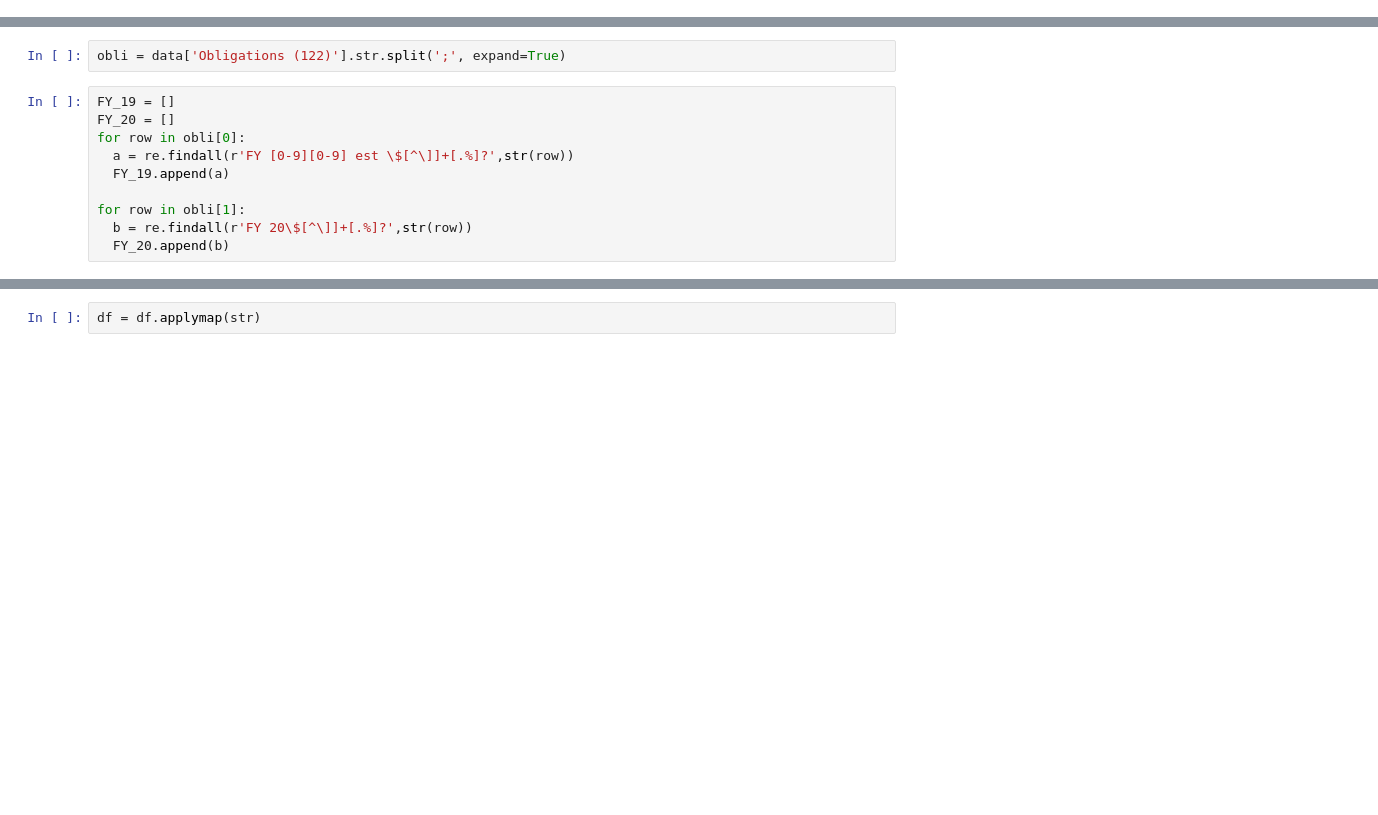
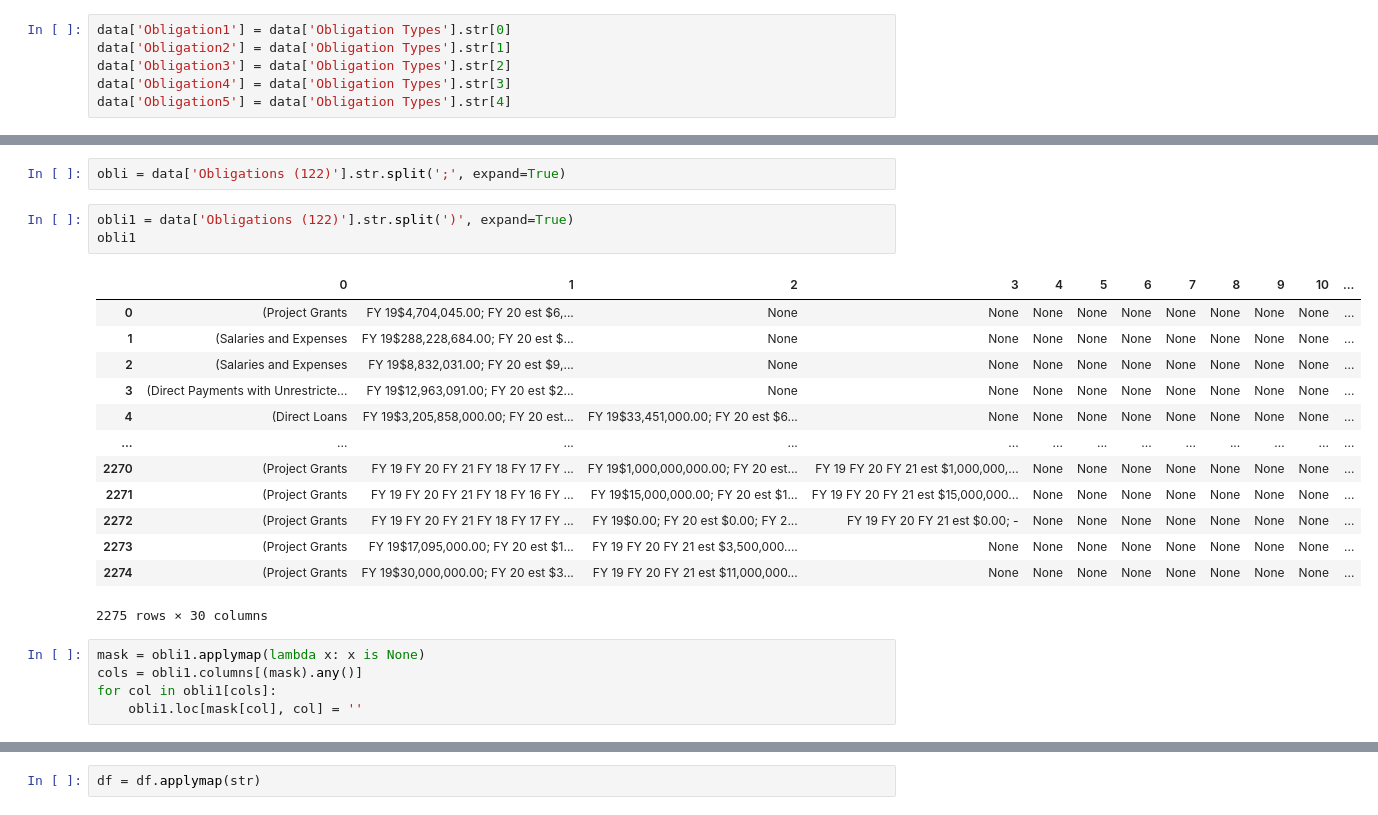
Before and after one commit to nuot/AL-Clean, a Jupyter notebook: AssistantListing_ObliClean_InProgress.ipynb, the cells around one changed output, grey strips where cells are left out. Drawn from its saved outputs; the diff is of its cells as text; blank space fills up the shorter version.

```diff
--- a/AssistantListing_ObliClean_InProgress.ipynb
+++ b/AssistantListing_ObliClean_InProgress.ipynb
@@ -41,3 +44,9 @@ files.download('AssistanceListingInProgress.csv')
 Done with obligation sepration
 <br>
 Next working on seprating the $amount for each obligation type
+# %%
+data['Obligation1'] = data['Obligation Types'].str[0]
+data['Obligation2'] = data['Obligation Types'].str[1]
+data['Obligation3'] = data['Obligation Types'].str[2]
+data['Obligation4'] = data['Obligation Types'].str[3]
+data['Obligation5'] = data['Obligation Types'].str[4]
@@ -44,12 +76,24 @@ Next working on seprating the $amount for each obligation type
 # %%
 obli = data['Obligations (122)'].str.split(';', expand=True)
-# %%
-FY_19 = []
-FY_20 = []
-for row in obli[0]:
-  a = re.findall(r'FY [0-9][0-9] est \$[^\]]+[.%]?',str(row))
-  FY_19.append(a)
-
-for row in obli[1]:
-  b = re.findall(r'FY 20\$[^\]]+[.%]?',str(row))
-  FY_20.append(b)
+# %%
+obli1 = data['Obligations (122)'].str.split(')', expand=True)
+obli1
+# %% [output]
+|  | 0 | 1 | 2 | 3 | 4 | 5 | 6 | 7 | 8 | 9 | 10 | ... |
+| 0 | (Project Grants | FY 19$4,704,045.00; FY 20 est $6,... | None | None | None | None | None | None | None | None | None | ... |
+| 1 | (Salaries and Expenses | FY 19$288,228,684.00; FY 20 est $... | None | None | None | None | None | None | None | None | None | ... |
+| 2 | (Salaries and Expenses | FY 19$8,832,031.00; FY 20 est $9,... | None | None | None | None | None | None | None | None | None | ... |
+| 3 | (Direct Payments with Unrestricte... | FY 19$12,963,091.00; FY 20 est $2... | None | None | None | None | None | None | None | None | None | ... |
+| 4 | (Direct Loans | FY 19$3,205,858,000.00; FY 20 est... | FY 19$33,451,000.00; FY 20 est $6... | None | None | None | None | None | None | None | None | ... |
+| ... | ... | ... | ... | ... | ... | ... | ... | ... | ... | ... | ... | ... |
+| 2270 | (Project Grants | FY 19 FY 20 FY 21 FY 18 FY 17 FY ... | FY 19$1,000,000,000.00; FY 20 est... | FY 19 FY 20 FY 21 est $1,000,000,... | None | None | None | None | None | None | None | ... |
+| 2271 | (Project Grants | FY 19 FY 20 FY 21 FY 18 FY 16 FY ... | FY 19$15,000,000.00; FY 20 est $1... | FY 19 FY 20 FY 21 est $15,000,000... | None | None | None | None | None | None | None | ... |
+| 2272 | (Project Grants | FY 19 FY 20 FY 21 FY 18 FY 17 FY ... | FY 19$0.00; FY 20 est $0.00; FY 2... | FY 19 FY 20 FY 21 est $0.00; - | None | None | None | None | None | None | None | ... |
+| 2273 | (Project Grants | FY 19$17,095,000.00; FY 20 est $1... | FY 19 FY 20 FY 21 est $3,500,000.... | None | None | None | None | None | None | None | None | ... |
+| 2274 | (Project Grants | FY 19$30,000,000.00; FY 20 est $3... | FY 19 FY 20 FY 21 est $11,000,000... | None | None | None | None | None | None | None | None | ... |
+2275 rows × 30 columns
+# %%
+mask = obli1.applymap(lambda x: x is None)
+cols = obli1.columns[(mask).any()]
+for col in obli1[cols]:
+    obli1.loc[mask[col], col] = ''
```
Also changed, not shown: parts of 22 cells of this notebook.
